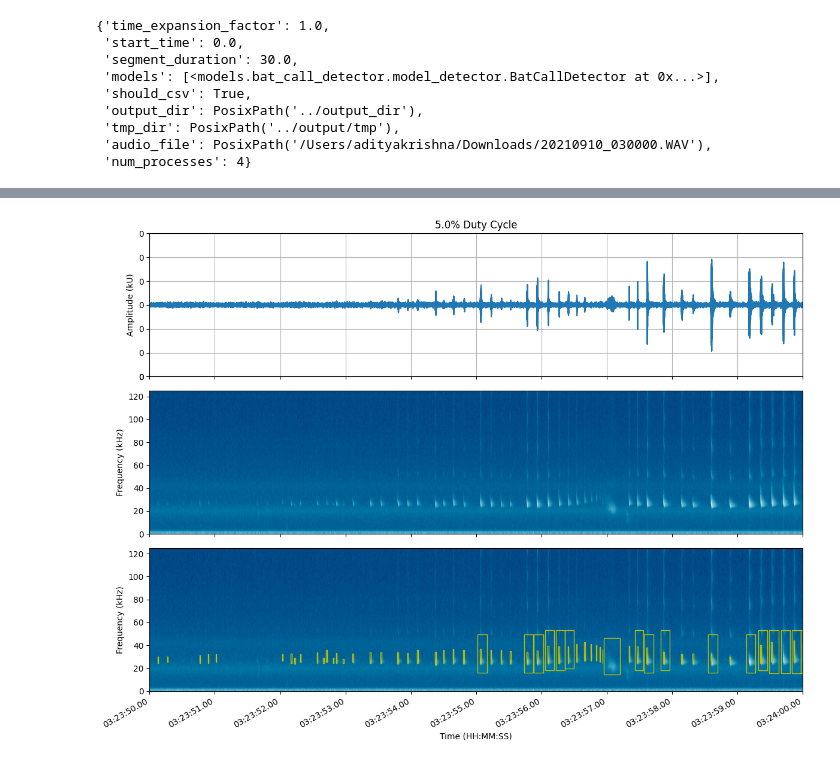
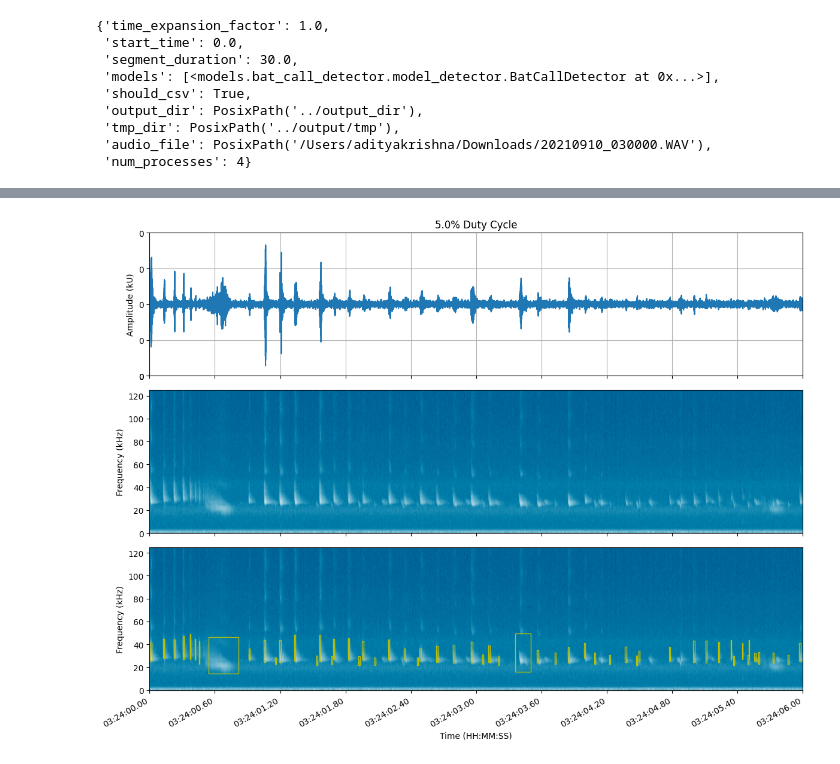
Before and after one commit to ctuguinay/bat-detector-msds, a Jupyter notebook: notebooks/msds_pipeline.ipynb, the cells around one changed output, grey strips where cells are left out. Cells and saved outputs as stored; diff of their text form; code cells hidden in the pictures.

```diff
--- a/notebooks/msds_pipeline.ipynb
+++ b/notebooks/msds_pipeline.ipynb
@@ -260,9 +261,9 @@ def generate_subsamples(input_filepath, output_dirpath, cycles=np.arange(0.05, 0
                                                     percent_on=p_on,
                                                     offset=0)
 # %%
-sr, audio = subsample_frompath(audio_filepath = Path(f'{filepath}/{filename}'), output_dir = '../input_dir/', percent_on=0.05, offset=1400)
+sr, audio = subsample_frompath(audio_filepath = Path(f'{filepath}/{filename}'), output_dir = '../input_dir/', percent_on=0.05, offset=1440)
 
-cfg["audio_file"] = Path('../input_dir/20210910_030000__5%DUTYCYCLE_1400secOFFSET.WAV')
+cfg["audio_file"] = Path('../input_dir/20210910_030000__5%DUTYCYCLE_1440secOFFSET.WAV')
 
 segmented_file_paths = generate_segments(
         audio_file = cfg['audio_file'],
@@ -286,5 +287,5 @@ pipeline._apply_models(cfg, segmented_file_paths)
 # %%
-cfg["audio_file"] = Path('../input_dir/20210910_030000__5%DUTYCYCLE_1400secOFFSET.WAV')
+cfg["audio_file"] = Path('../input_dir/20210910_030000__5%DUTYCYCLE_1440secOFFSET.WAV')
 
 segmented_file_paths = generate_segments(
         audio_file = cfg['audio_file'],
@@ -304,6 +305,6 @@ l_for_mapping = [{
     'original_file_name': audio_file_path,
     } for audio_seg in segmented_file_paths]
 
-cur_seg = l_for_mapping[-2]
+cur_seg = l_for_mapping[0]
 cur_seg
 # %% [output]
@@ -322,7 +323,7 @@ bd_preds = pipeline._correct_annotation_offsets(
 fb_annotations_df = cur_seg['model']._run_feedbuzz(cur_seg['audio_seg']['audio_file'])
 fb_final_output = cur_seg['model']._buzzfeed_fp_removal(bd_annotations_df, fb_annotations_df)
 fb_preds = pipeline._correct_annotation_offsets(
-        fb_annotations_df,
+        fb_final_output,
         cur_seg['original_file_name'],
         cur_seg['audio_seg']['offset']
     )
@@ -347,11 +364,12 @@ bd_preds
 audio_file = sf.SoundFile(cfg["audio_file"])
 p_on = 0.05
 fs = audio_file.samplerate
-offset = 1400
-reftimes = [30, 60]
+offset = 1440
+reftimes = [0, 30]
 audio_file.seek(reftimes[0]*fs)
 audio_sec = audio_file.read((reftimes[1] - reftimes[0])*fs)
-times = np.array([0, 10])
+times = np.array([0, 6])
+df = pd.concat([bd_preds, fb_preds])
 
 ## Strip the datetime for year, month, date, and hour from filename
 file_dt = dt.datetime.strptime(f'{filename[:11]}{int(offset/60)}{int(offset%60)}', '%Y%m%d_%H%M%S')
@@ -375,7 +393,7 @@ x_ticks = s_ticks*fs
 s_ticks
 
 ## Calculate detection parameters from msds output to use for drawing rectangles
-xs_inds, xs_freqs, x_durations, x_bandwidths, det_labels = get_msds_params_from_df(pd.concat([bd_preds, fb_preds]), reftimes+times)
+xs_inds, xs_freqs, x_durations, x_bandwidths, det_labels = get_msds_params_from_df(df, reftimes[0]+times)
 
 ## Create figure
 plt.figure(figsize=(12, 9))
@@ -397,32 +415,32 @@ plt.grid(which="both")
 plt.subplot(312)
 plt.specgram(audio, Fs=fs, cmap='ocean')
 plt.ylabel("Frequency (kHz)")
 plt.xticks(ticks=s_ticks, labels=time_labels)
 plt.xlim((0, s_ticks[-1]))
 ## Find y-axis tick locations from specgram-calculated locations and keep limit just in case
 f_ticks = plt.yticks()[0]
 f_ticks = f_ticks[f_ticks <= fs/2]
 plt.yticks(ticks=f_ticks, labels=(f_ticks/1000).astype('int16'))
 
 ## Plotting Spectrogram with MSDS outputs overlayed
 plt.subplot(313)
 plt.specgram(audio, Fs=fs, cmap='ocean')
 plt.xlim((0, s_ticks[-1]))
 plt.xlabel("Time (HH:MM:SS)")
 plt.ylabel("Frequency (kHz)")
 plt.xticks(ticks=s_ticks, labels=time_labels)
 plt.yticks(ticks=f_ticks, labels=(f_ticks/1000).astype('int16'))
 ax = plt.gca()
 for i in range(len(xs_inds)):
     rect = Rectangle((xs_inds[i], xs_freqs[i]),
                     x_durations[i], x_bandwidths[i],
                     linewidth=1, edgecolor='y', facecolor='none')
     if (np.floor((xs_inds[i]+x_durations[i])*fs).astype('int32') < len(audio) and audio[np.floor((xs_inds[i]+x_durations[i])*fs).astype('int32')] != 0):
         ax.add_patch(rect)
 plt.gcf().autofmt_xdate()
 
 plt.tight_layout()
 plt.show()
 # %% [output]
-[figure, old version]
+[figure, new version]
 # %%
```
Also changed, not shown: parts of 8 cells of this notebook, 7 other files.
